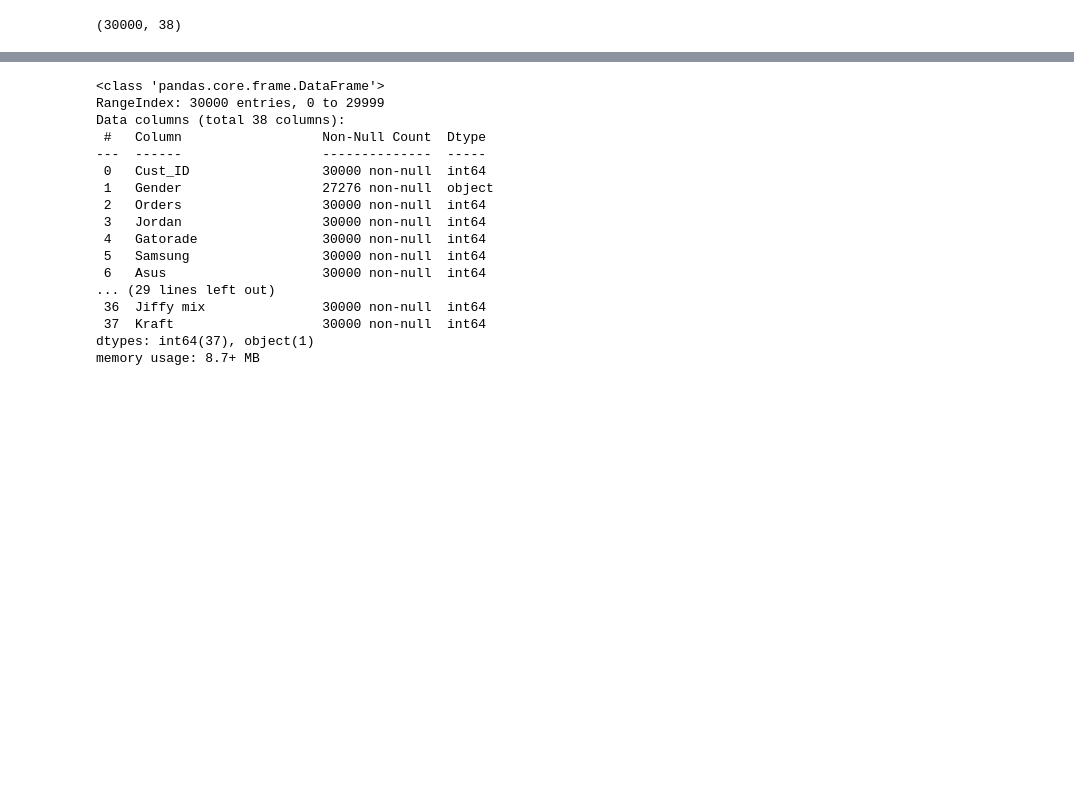
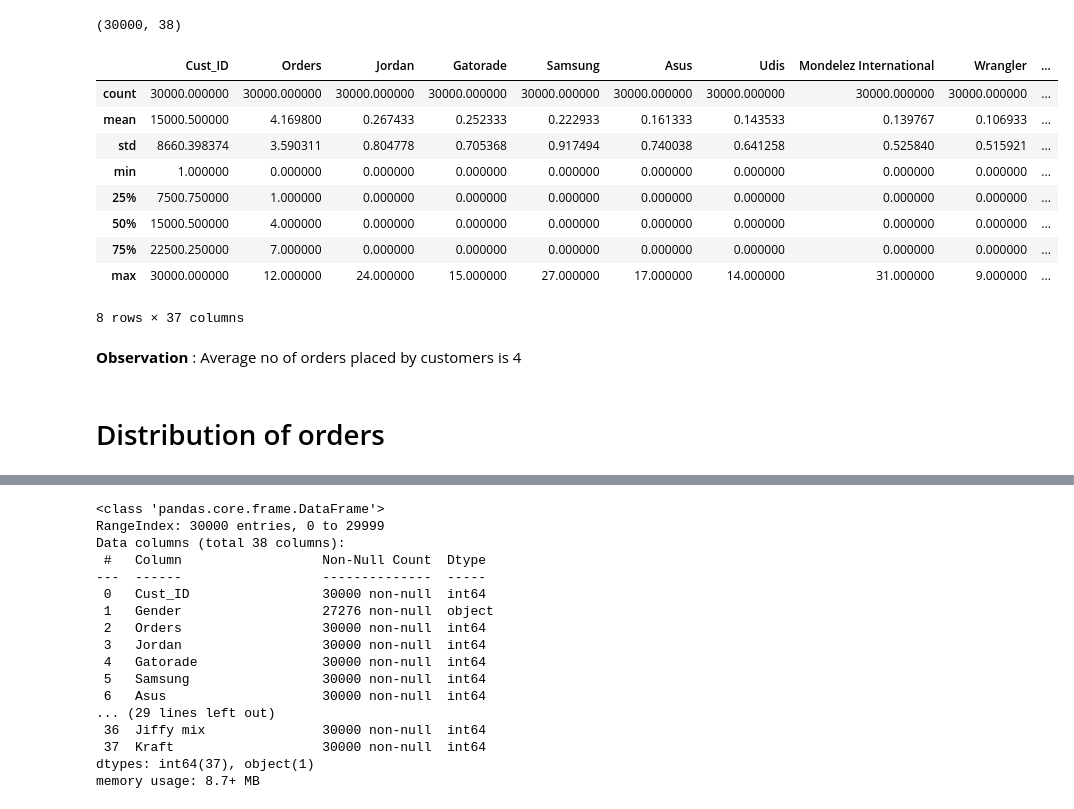
Before and after one commit to anuj123-45/Customer_Segmentation, a Jupyter notebook: Customer_Segementation.ipynb, the cells around one changed output, grey strips where cells are left out. Cells and saved outputs as stored; diff of their text form; code cells hidden in the pictures; blank space fills up the shorter version.

```diff
--- a/Customer_Segementation.ipynb
+++ b/Customer_Segementation.ipynb
@@ -36,3 +35,21 @@ df.shape
 # give data has 30000 rows with 38 features
 # %% [output]
 (30000, 38)
+# %%
+# Statistical Summary
+df.describe()
+# %% [output]
+|  | Cust_ID | Orders | Jordan | Gatorade | Samsung | Asus | Udis | Mondelez International | Wrangler | ... |
+| count | 30000.000000 | 30000.000000 | 30000.000000 | 30000.000000 | 30000.000000 | 30000.000000 | 30000.000000 | 30000.000000 | 30000.000000 | ... |
+| mean | 15000.500000 | 4.169800 | 0.267433 | 0.252333 | 0.222933 | 0.161333 | 0.143533 | 0.139767 | 0.106933 | ... |
+| std | 8660.398374 | 3.590311 | 0.804778 | 0.705368 | 0.917494 | 0.740038 | 0.641258 | 0.525840 | 0.515921 | ... |
+| min | 1.000000 | 0.000000 | 0.000000 | 0.000000 | 0.000000 | 0.000000 | 0.000000 | 0.000000 | 0.000000 | ... |
+| 25% | 7500.750000 | 1.000000 | 0.000000 | 0.000000 | 0.000000 | 0.000000 | 0.000000 | 0.000000 | 0.000000 | ... |
+| 50% | 15000.500000 | 4.000000 | 0.000000 | 0.000000 | 0.000000 | 0.000000 | 0.000000 | 0.000000 | 0.000000 | ... |
+| 75% | 22500.250000 | 7.000000 | 0.000000 | 0.000000 | 0.000000 | 0.000000 | 0.000000 | 0.000000 | 0.000000 | ... |
+| max | 30000.000000 | 12.000000 | 24.000000 | 15.000000 | 27.000000 | 17.000000 | 14.000000 | 31.000000 | 9.000000 | ... |
+8 rows × 37 columns
+# %% [markdown]
+**Observation** : Average no of orders placed by customers is 4
+# %% [markdown]
+# Distribution of orders
```
Also changed, not shown: parts of 14 cells of this notebook.
